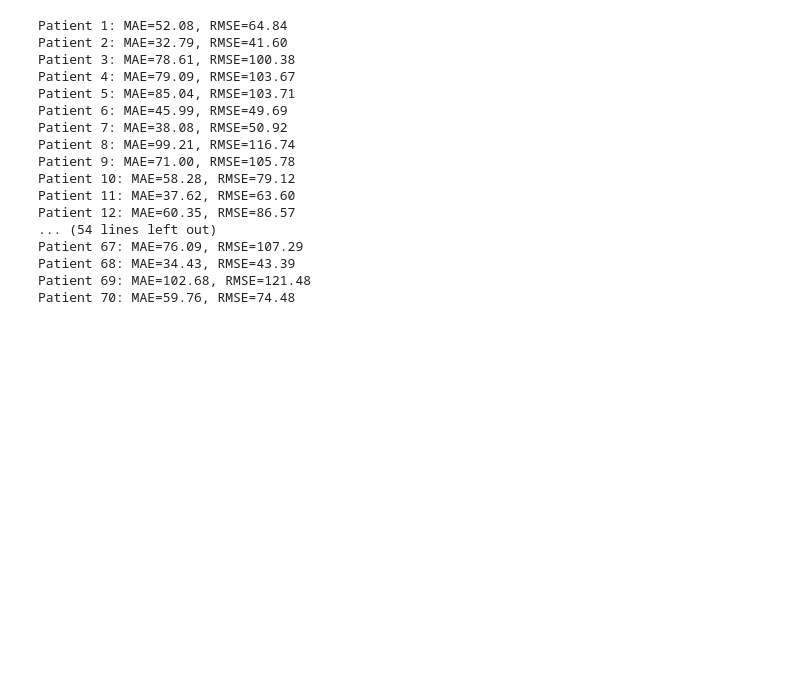
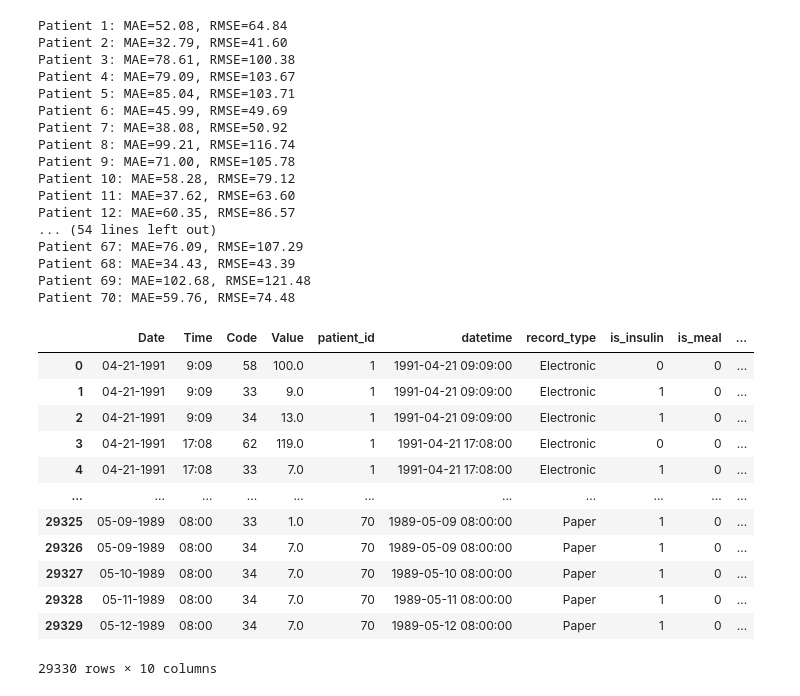
Before and after one commit to Akshat-afk/Blood-Glucose-Prediction, a Jupyter notebook: Models/baseline_models.ipynb, the cells around one changed output. Cells and saved outputs as stored; diff of their text form; code cells hidden in the pictures; blank space fills up the shorter version.

```diff
--- a/Models/baseline_models.ipynb
+++ b/Models/baseline_models.ipynb
@@ -172,3 +172,19 @@ def train_lstm(df, seq_len=5, epochs=20, lr=0.001):
         print(f"Epoch {epoch+1}/{epochs}, Loss={total_loss/len(loader):.4f}")
 
     return model
+# %%
+df
+# %% [output]
+|  | Date | Time | Code | Value | patient_id | datetime | record_type | is_insulin | is_meal | ... |
+| 0 | 04-21-1991 | 9:09 | 58 | 100.0 | 1 | 1991-04-21 09:09:00 | Electronic | 0 | 0 | ... |
+| 1 | 04-21-1991 | 9:09 | 33 | 9.0 | 1 | 1991-04-21 09:09:00 | Electronic | 1 | 0 | ... |
+| 2 | 04-21-1991 | 9:09 | 34 | 13.0 | 1 | 1991-04-21 09:09:00 | Electronic | 1 | 0 | ... |
+| 3 | 04-21-1991 | 17:08 | 62 | 119.0 | 1 | 1991-04-21 17:08:00 | Electronic | 0 | 0 | ... |
+| 4 | 04-21-1991 | 17:08 | 33 | 7.0 | 1 | 1991-04-21 17:08:00 | Electronic | 1 | 0 | ... |
+| ... | ... | ... | ... | ... | ... | ... | ... | ... | ... | ... |
+| 29325 | 05-09-1989 | 08:00 | 33 | 1.0 | 70 | 1989-05-09 08:00:00 | Paper | 1 | 0 | ... |
+| 29326 | 05-09-1989 | 08:00 | 34 | 7.0 | 70 | 1989-05-09 08:00:00 | Paper | 1 | 0 | ... |
+| 29327 | 05-10-1989 | 08:00 | 34 | 7.0 | 70 | 1989-05-10 08:00:00 | Paper | 1 | 0 | ... |
+| 29328 | 05-11-1989 | 08:00 | 34 | 7.0 | 70 | 1989-05-11 08:00:00 | Paper | 1 | 0 | ... |
+| 29329 | 05-12-1989 | 08:00 | 34 | 7.0 | 70 | 1989-05-12 08:00:00 | Paper | 1 | 0 | ... |
+29330 rows × 10 columns
```
Also changed, not shown: parts of 8 cells of this notebook, 1 other file.
